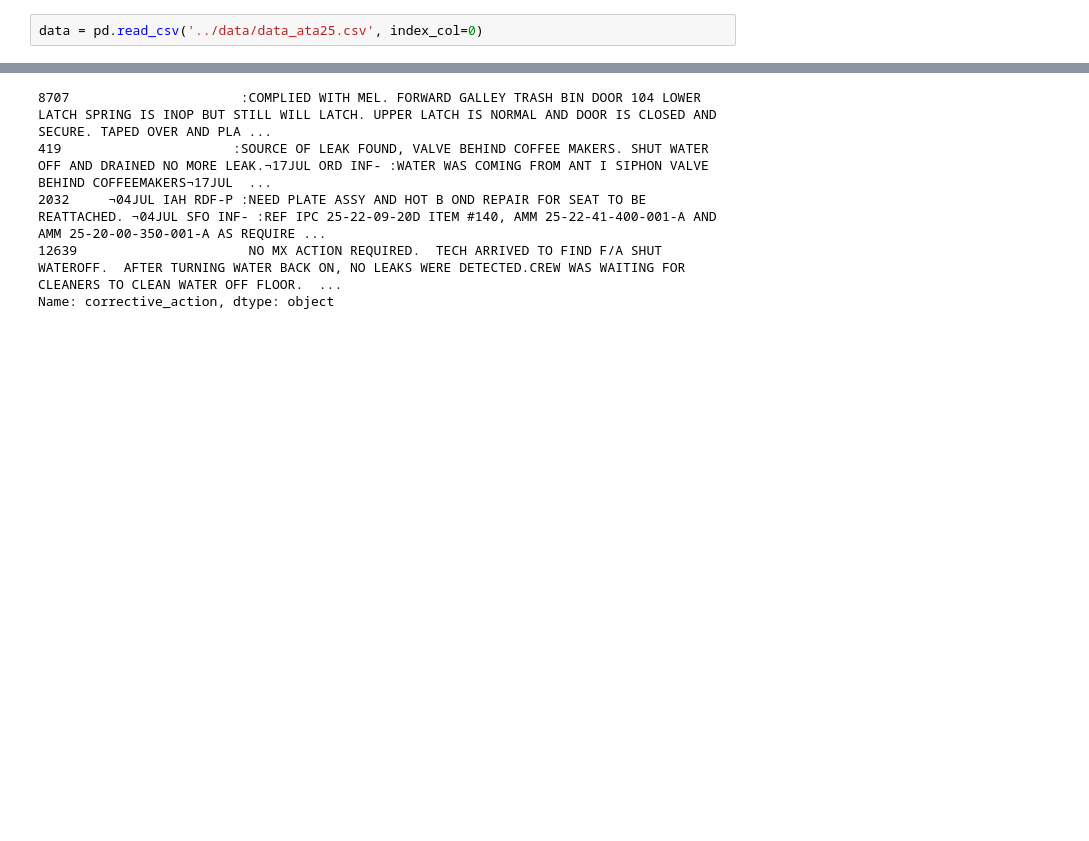
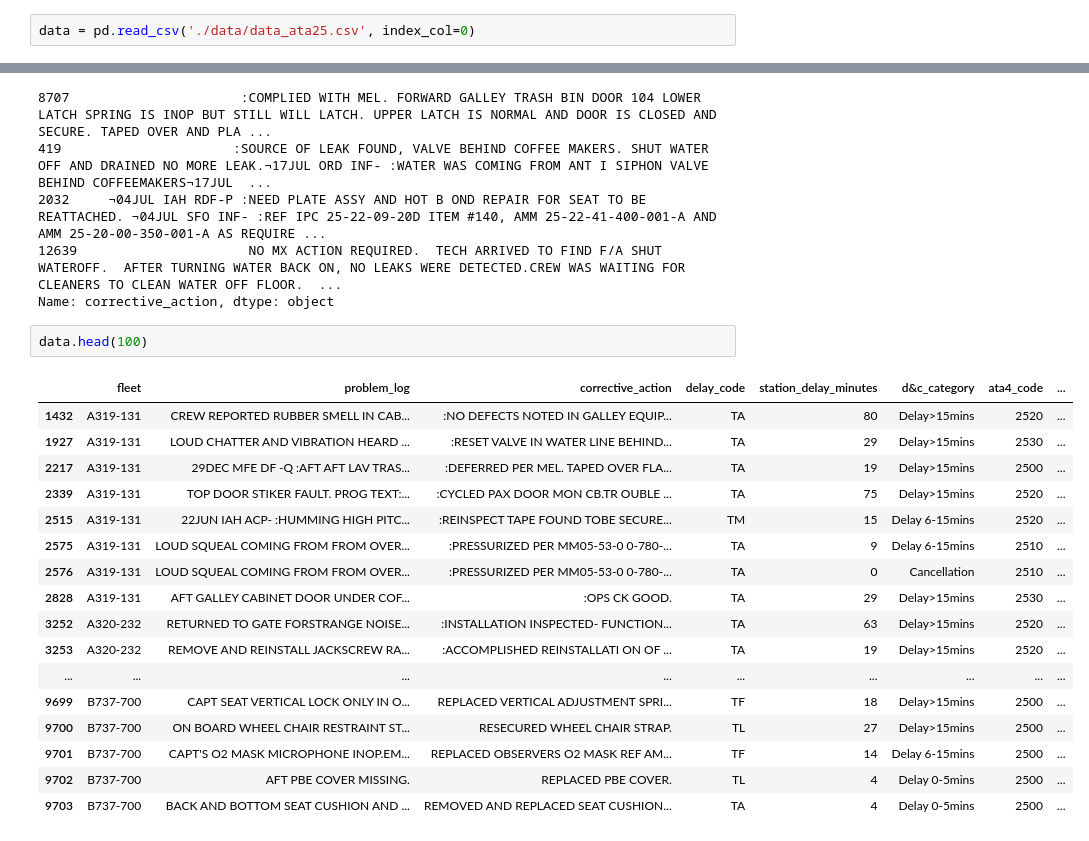
Before and after one commit to DeepaMahidhara/NLP-Modeling-for-Aircraft-Maintenance, a Jupyter notebook: Notebooks/capstone2_EDA_complete.ipynb, the cells around one changed output, grey strips where cells are left out. Cells and saved outputs as stored; diff of their text form; blank space fills up the shorter version.

```diff
--- a/Notebooks/capstone2_EDA.ipynb
+++ b/Notebooks/capstone2_EDA_complete.ipynb
@@ -32,7 +32,7 @@ pd.options.display.max_colwidth = 500
 # %% [markdown]
 ### Read clean historical maintenance data for ATA25 codes
 # %%
-data = pd.read_csv('../data/data_ata25.csv', index_col=0)
+data = pd.read_csv('./data/data_ata25.csv', index_col=0)
 # %% [markdown]
 ### Check log classifications
 # %%
@@ -226,3 +226,23 @@ data['corrective_action'][length_doc_corrective_action == 50]
 2032     ¬04JUL IAH RDF-P :NEED PLATE ASSY AND HOT B OND REPAIR FOR SEAT TO BE REATTACHED. ¬04JUL SFO INF- :REF IPC 25-22-09-20D ITEM #140, AMM 25-22-41-400-001-A AND AMM 25-20-00-350-001-A AS REQUIRE ...
 12639                      NO MX ACTION REQUIRED.  TECH ARRIVED TO FIND F/A SHUT WATEROFF.  AFTER TURNING WATER BACK ON, NO LEAKS WERE DETECTED.CREW WAS WAITING FOR CLEANERS TO CLEAN WATER OFF FLOOR.  ...
 Name: corrective_action, dtype: object
+# %%
+data.head(100)
+# %% [output]
+|  | fleet | problem_log | corrective_action | delay_code | station_delay_minutes | d&c_category | ata4_code | ... |
+| 1432 | A319-131 | CREW REPORTED RUBBER SMELL IN CAB... | :NO DEFECTS NOTED IN GALLEY EQUIP... | TA | 80 | Delay>15mins | 2520 | ... |
+| 1927 | A319-131 | LOUD CHATTER AND VIBRATION HEARD ... | :RESET VALVE IN WATER LINE BEHIND... | TA | 29 | Delay>15mins | 2530 | ... |
+| 2217 | A319-131 | 29DEC MFE DF -Q :AFT AFT LAV TRAS... | :DEFERRED PER MEL. TAPED OVER FLA... | TA | 19 | Delay>15mins | 2500 | ... |
+| 2339 | A319-131 | TOP DOOR STIKER FAULT. PROG TEXT:... | :CYCLED PAX DOOR MON CB.TR OUBLE ... | TA | 75 | Delay>15mins | 2520 | ... |
+| 2515 | A319-131 | 22JUN IAH ACP- :HUMMING HIGH PITC... | :REINSPECT TAPE FOUND TOBE SECURE... | TM | 15 | Delay 6-15mins | 2520 | ... |
+| 2575 | A319-131 | LOUD SQUEAL COMING FROM FROM OVER... | :PRESSURIZED PER MM05-53-0 0-780-... | TA | 9 | Delay 6-15mins | 2510 | ... |
+| 2576 | A319-131 | LOUD SQUEAL COMING FROM FROM OVER... | :PRESSURIZED PER MM05-53-0 0-780-... | TA | 0 | Cancellation | 2510 | ... |
+| 2828 | A319-131 | AFT GALLEY CABINET DOOR UNDER COF... | :OPS CK GOOD. | TA | 29 | Delay>15mins | 2530 | ... |
+| 3252 | A320-232 | RETURNED TO GATE FORSTRANGE NOISE... | :INSTALLATION INSPECTED- FUNCTION... | TA | 63 | Delay>15mins | 2520 | ... |
+| 3253 | A320-232 | REMOVE AND REINSTALL JACKSCREW RA... | :ACCOMPLISHED REINSTALLATI ON OF ... | TA | 19 | Delay>15mins | 2520 | ... |
+| ... | ... | ... | ... | ... | ... | ... | ... | ... |
+| 9699 | B737-700 | CAPT SEAT VERTICAL LOCK ONLY IN O... | REPLACED VERTICAL ADJUSTMENT SPRI... | TF | 18 | Delay>15mins | 2500 | ... |
+| 9700 | B737-700 | ON BOARD WHEEL CHAIR RESTRAINT ST... | RESECURED WHEEL CHAIR STRAP. | TL | 27 | Delay>15mins | 2500 | ... |
+| 9701 | B737-700 | CAPT'S O2 MASK MICROPHONE INOP.EM... | REPLACED OBSERVERS O2 MASK REF AM... | TF | 14 | Delay 6-15mins | 2500 | ... |
+| 9702 | B737-700 | AFT PBE COVER MISSING. | REPLACED PBE COVER. | TL | 4 | Delay 0-5mins | 2500 | ... |
+| 9703 | B737-700 | BACK AND BOTTOM SEAT CUSHION AND ... | REMOVED AND REPLACED SEAT CUSHION... | TA | 4 | Delay 0-5mins | 2500 | ... |
```
Also changed, not shown: 10 other files.
